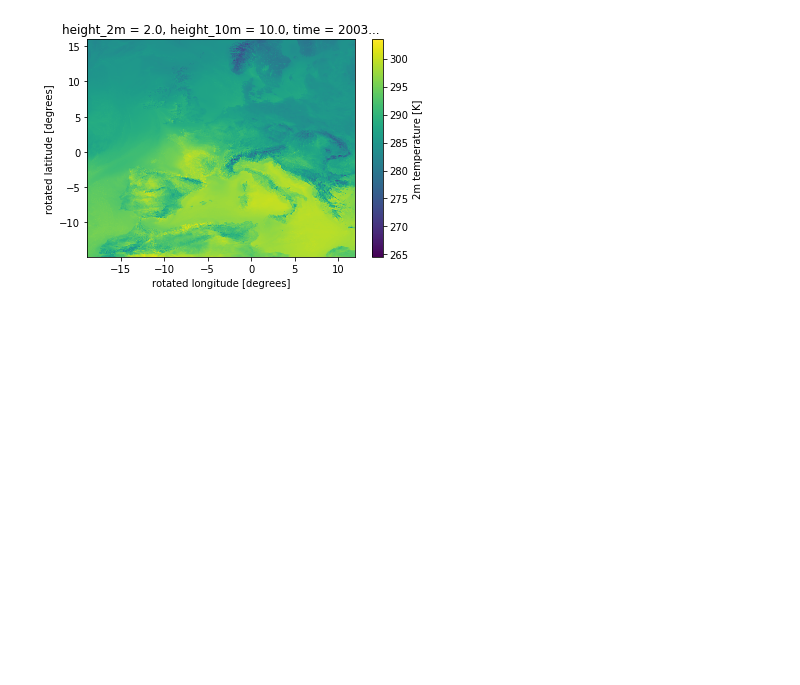
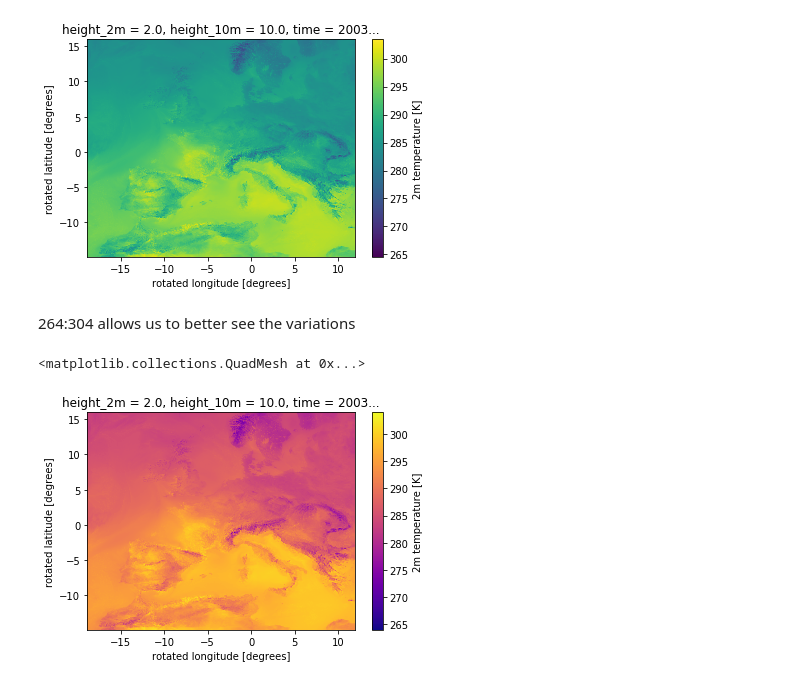
Before and after one commit to LeoMicollet/Downscaling_CM, a Jupyter notebook: dev/CDO_verification.ipynb, the cells around one changed output. Drawn from its saved outputs; the diff is of its cells as text; code cells hidden in the pictures; blank space fills up the shorter version.

```diff
--- a/dev/CDO_verification.ipynb
+++ b/dev/CDO_verification.ipynb
@@ -22,8 +22,8 @@ print(filenames[0:24])
 # %% [markdown]
 Let's take a random week to upscale
 # %%
-rand_week = dataset.new_dataset(filenames, 172, 179)
-rand_week
+rand_week_2km = dataset.new_dataset(filenames, 172, 179)
+rand_week_2km
 # %% [output]
 <xarray.Dataset>
 Dimensions:     (rlat: 1542, rlon: 1542, time: 168)
@@ -78,4 +78,11 @@ rand_week.T_2M.isel(time=1).plot()
 # %% [output]
 <matplotlib.collections.QuadMesh at 0x...>
 [figure]
+# %% [markdown]
+264:304 allows us to better see the variations
+# %%
+rand_week_2km.T_2M.isel(time=1).plot(vmin = 264, vmax = 304, cmap='plasma')
+# %% [output]
+<matplotlib.collections.QuadMesh at 0x...>
+[figure, added]
 # %%
```
Also changed, not shown: parts of 6 cells of this notebook, 1 other file.
